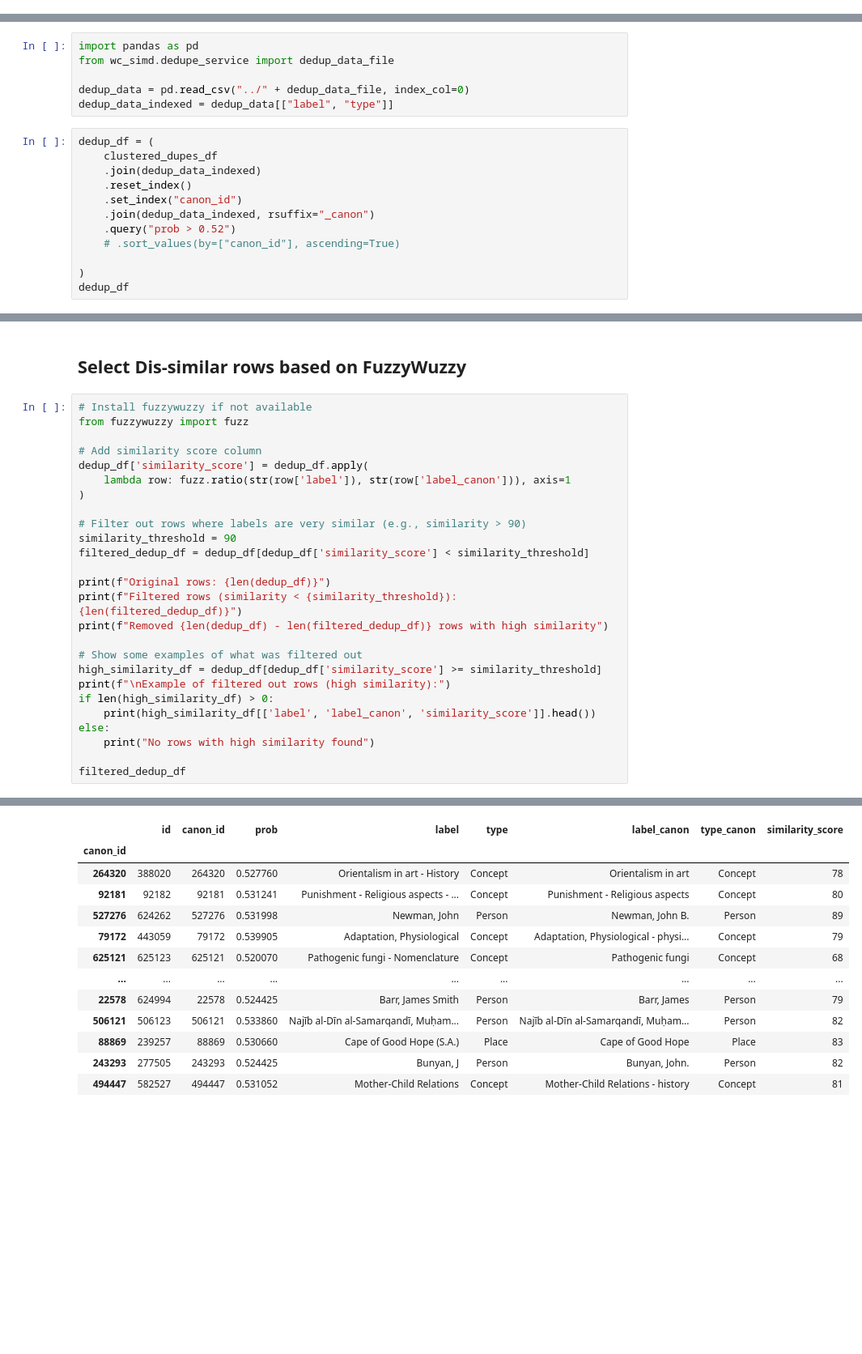
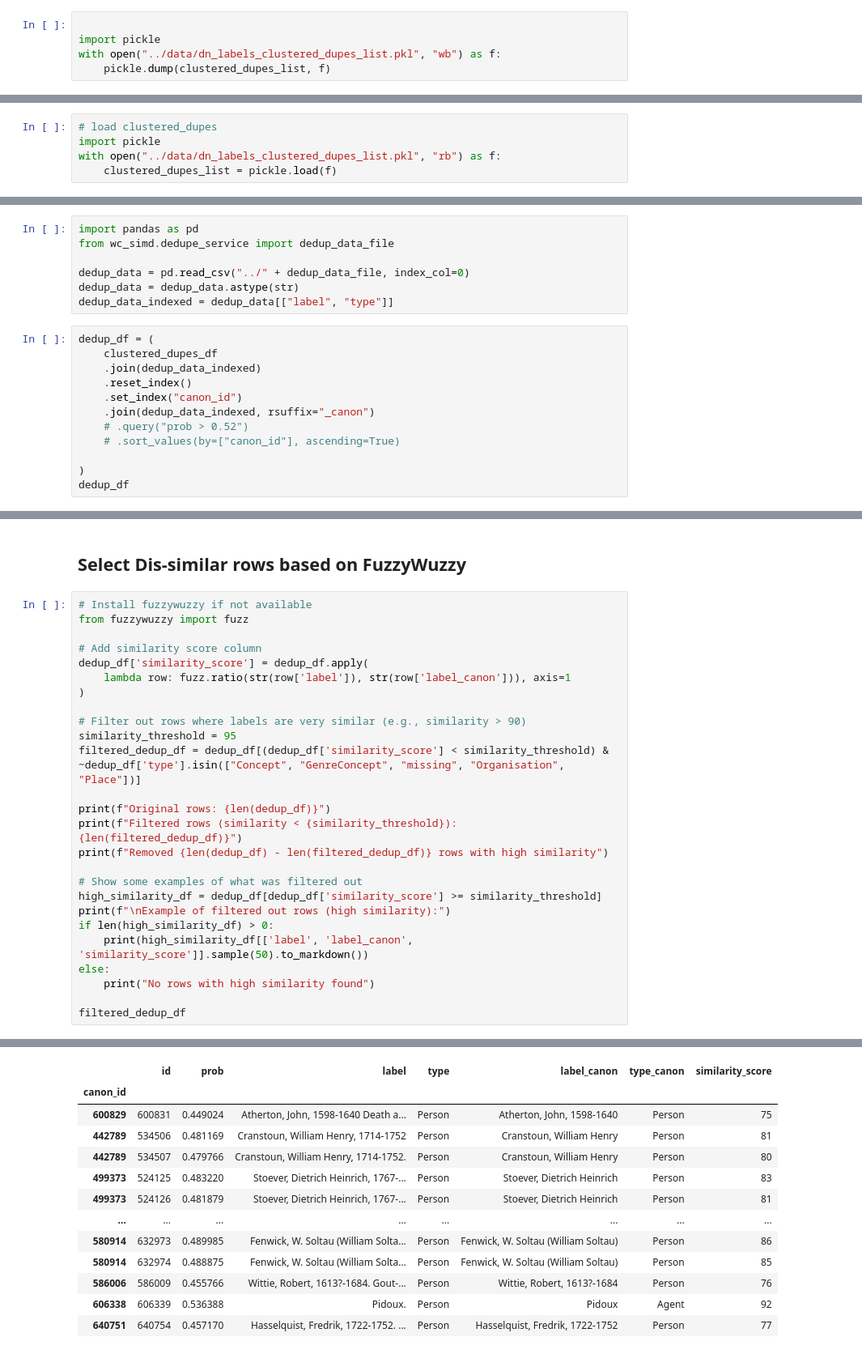
Before and after one commit to danniesim/wc_simd, a Jupyter notebook: notebooks/dn_label_dedupe.ipynb, the cells around one changed output, grey strips where cells are left out. Shown at 81% size. Saved outputs shown, nothing was run; the diff lists cells and outputs as text; blank space fills up the shorter version.

Commit message:
final dedupe experiments

```diff
--- a/notebooks/dn_label_dedupe.ipynb
+++ b/notebooks/dn_label_dedupe.ipynb
@@ -501,0 +598,5 @@ clustered_dupes = dedupe.cluster(
+# %%
+
+import pickle
+with open("../data/dn_labels_clustered_dupes_list.pkl", "wb") as f:
+    pickle.dump(clustered_dupes_list, f)
@@ -502,2 +615,7 @@ clustered_dupes = dedupe.cluster(
+# %%
+# load clustered_dupes
+import pickle
+with open("../data/dn_labels_clustered_dupes_list.pkl", "rb") as f:
+    clustered_dupes_list = pickle.load(f)
 # %%
 
@@ -553,6 +674,7 @@ import pandas as pd
 from wc_simd.dedupe_service import dedup_data_file
 
 dedup_data = pd.read_csv("../" + dedup_data_file, index_col=0)
+dedup_data = dedup_data.astype(str)
 dedup_data_indexed = dedup_data[["label", "type"]]
 # %%
 dedup_df = (
@@ -561,7 +683,7 @@ dedup_df = (
     .reset_index()
     .set_index("canon_id")
     .join(dedup_data_indexed, rsuffix="_canon")
-    .query("prob > 0.52")
+    # .query("prob > 0.52")
     # .sort_values(by=["canon_id"], ascending=True)
 
 )
@@ -636,8 +752,8 @@ dedup_df['similarity_score'] = dedup_df.apply(
 )
 
 # Filter out rows where labels are very similar (e.g., similarity > 90)
-similarity_threshold = 90
-filtered_dedup_df = dedup_df[dedup_df['similarity_score'] < similarity_threshold]
+similarity_threshold = 95
+filtered_dedup_df = dedup_df[(dedup_df['similarity_score'] < similarity_threshold) & ~dedup_df['type'].isin(["Concept", "GenreConcept", "missing", "Organisation", "Place"])]
 
 print(f"Original rows: {len(dedup_df)}")
 print(f"Filtered rows (similarity < {similarity_threshold}): {len(filtered_dedup_df)}")
@@ -647,7 +763,7 @@ print(f"Removed {len(dedup_df) - len(filtered_dedup_df)} rows with high similari
 high_similarity_df = dedup_df[dedup_df['similarity_score'] >= similarity_threshold]
 print(f"\nExample of filtered out rows (high similarity):")
 if len(high_similarity_df) > 0:
-    print(high_similarity_df[['label', 'label_canon', 'similarity_score']].head())
+    print(high_similarity_df[['label', 'label_canon', 'similarity_score']].sample(50).to_markdown())
 else:
     print("No rows with high similarity found")
 
@@ -676,13 +789,13 @@ canon_id
-|  | id | canon_id | prob | label | type | label_canon | type_canon | similarity_score |
-| canon_id |  |  |  |  |  |  |  |  |
-| 264320 | 388020 | 264320 | 0.527760 | Orientalism in art - History | Concept | Orientalism in art | Concept | 78 |
-| 92181 | 92182 | 92181 | 0.531241 | Punishment - Religious aspects - ... | Concept | Punishment - Religious aspects | Concept | 80 |
-| 527276 | 624262 | 527276 | 0.531998 | Newman, John | Person | Newman, John B. | Person | 89 |
-| 79172 | 443059 | 79172 | 0.539905 | Adaptation, Physiological | Concept | Adaptation, Physiological - physi... | Concept | 79 |
-| 625121 | 625123 | 625121 | 0.520070 | Pathogenic fungi - Nomenclature | Concept | Pathogenic fungi | Concept | 68 |
-| ... | ... | ... | ... | ... | ... | ... | ... | ... |
-| 22578 | 624994 | 22578 | 0.524425 | Barr, James Smith | Person | Barr, James | Person | 79 |
-| 506121 | 506123 | 506121 | 0.533860 | Najīb al-Dīn al-Samarqandī, Muḥam... | Person | Najīb al-Dīn al-Samarqandī, Muḥam... | Person | 82 |
-| 88869 | 239257 | 88869 | 0.530660 | Cape of Good Hope (S.A.) | Place | Cape of Good Hope | Place | 83 |
-| 243293 | 277505 | 243293 | 0.524425 | Bunyan, J | Person | Bunyan, John. | Person | 82 |
-| 494447 | 582527 | 494447 | 0.531052 | Mother-Child Relations | Concept | Mother-Child Relations - history | Concept | 81 |
+|  | id | prob | label | type | label_canon | type_canon | similarity_score |
+| canon_id |  |  |  |  |  |  |  |
+| 600829 | 600831 | 0.449024 | Atherton, John, 1598-1640 Death a... | Person | Atherton, John, 1598-1640 | Person | 75 |
+| 442789 | 534506 | 0.481169 | Cranstoun, William Henry, 1714-1752 | Person | Cranstoun, William Henry | Person | 81 |
+| 442789 | 534507 | 0.479766 | Cranstoun, William Henry, 1714-1752. | Person | Cranstoun, William Henry | Person | 80 |
+| 499373 | 524125 | 0.483220 | Stoever, Dietrich Heinrich, 1767-... | Person | Stoever, Dietrich Heinrich | Person | 83 |
+| 499373 | 524126 | 0.481879 | Stoever, Dietrich Heinrich, 1767-... | Person | Stoever, Dietrich Heinrich | Person | 81 |
+| ... | ... | ... | ... | ... | ... | ... | ... |
+| 580914 | 632973 | 0.489985 | Fenwick, W. Soltau (William Solta... | Person | Fenwick, W. Soltau (William Soltau) | Person | 86 |
+| 580914 | 632974 | 0.488875 | Fenwick, W. Soltau (William Solta... | Person | Fenwick, W. Soltau (William Soltau) | Person | 85 |
+| 586006 | 586009 | 0.455766 | Wittie, Robert, 1613?-1684. Gout-... | Person | Wittie, Robert, 1613?-1684 | Person | 76 |
+| 606338 | 606339 | 0.536388 | Pidoux. | Person | Pidoux | Agent | 92 |
+| 640751 | 640754 | 0.457170 | Hasselquist, Fredrik, 1722-1752. ... | Person | Hasselquist, Fredrik, 1722-1752 | Person | 77 |
```
Also changed, not shown: parts of 61 cells of this notebook, 4 other files.
